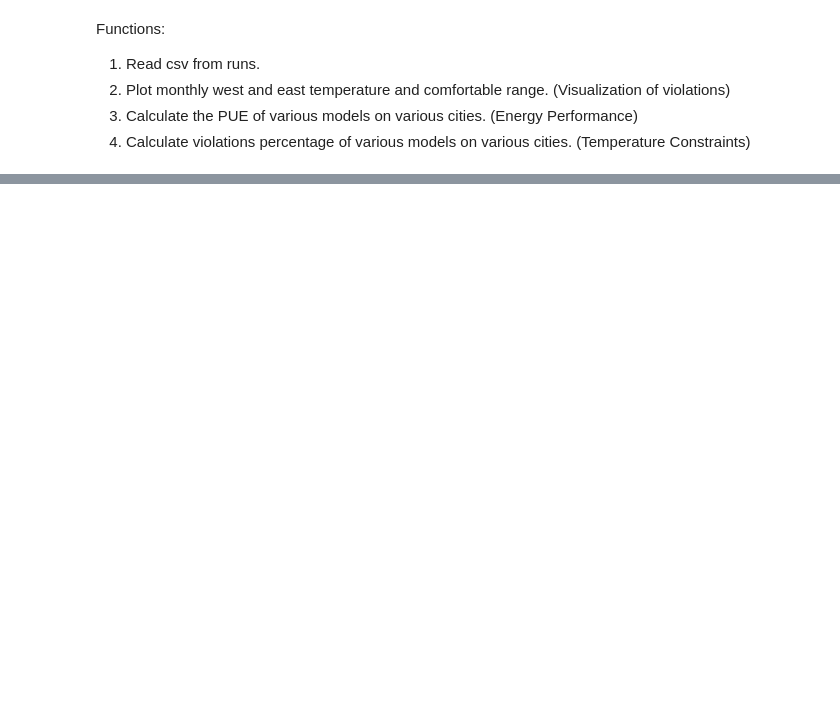
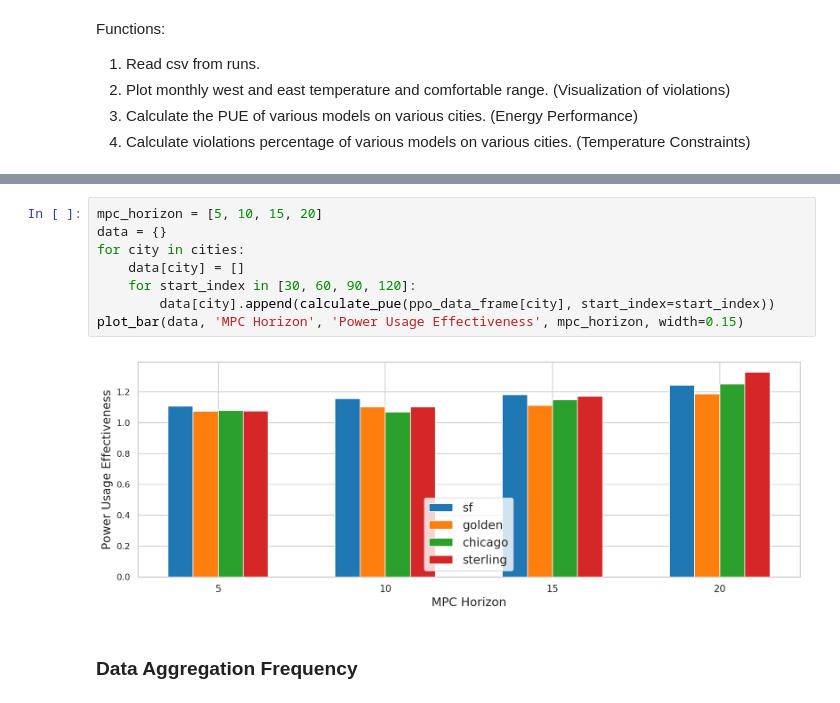
Before and after one commit to vermouth1992/mbrl-hvac, a Jupyter notebook: rl-testbed-for-energyplus/performance.ipynb, the cells around one changed output, grey strips where cells are left out. Drawn from its saved outputs; the diff is of its cells as text; blank space fills up the shorter version.

```diff
--- a/rl-testbed-for-energyplus/performance.ipynb
+++ b/rl-testbed-for-energyplus/performance.ipynb
@@ -49,0 +182,12 @@ Functions:
+# %%
+mpc_horizon = [5, 10, 15, 20]
+data = {}
+for city in cities:
+    data[city] = []
+    for start_index in [30, 60, 90, 120]:
+        data[city].append(calculate_pue(ppo_data_frame[city], start_index=start_index))
+plot_bar(data, 'MPC Horizon', 'Power Usage Effectiveness', mpc_horizon, width=0.15)
+# %% [output]
+[figure, added]
+# %% [markdown]
+### Data Aggregation Frequency
```
Also changed, not shown: parts of 36 cells of this notebook, 1 other file.
